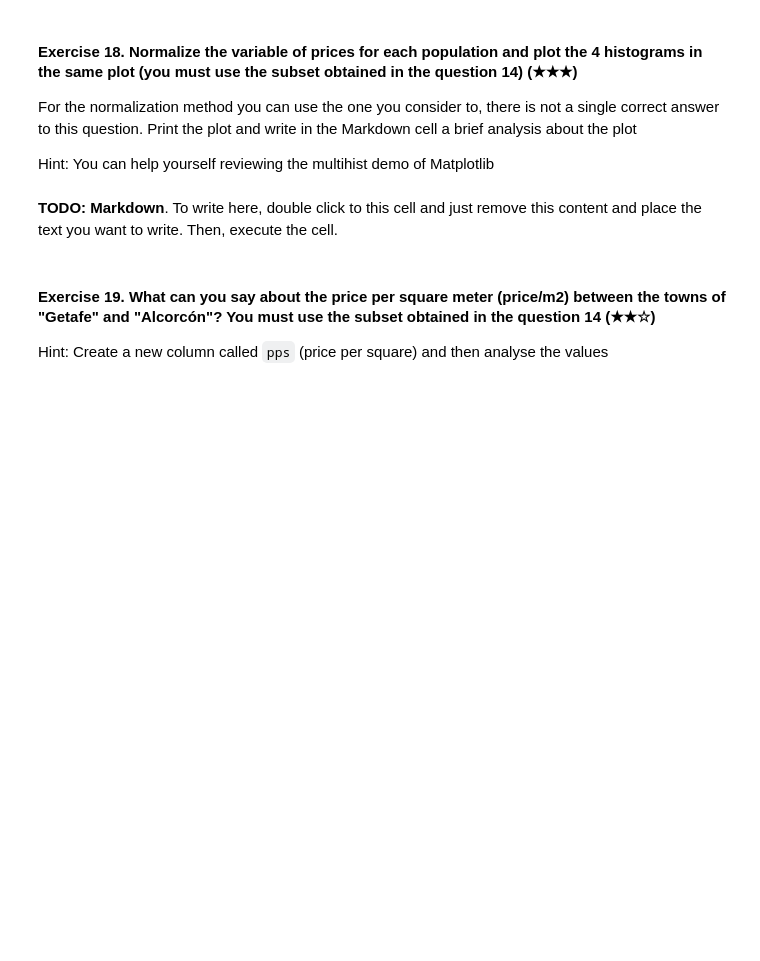
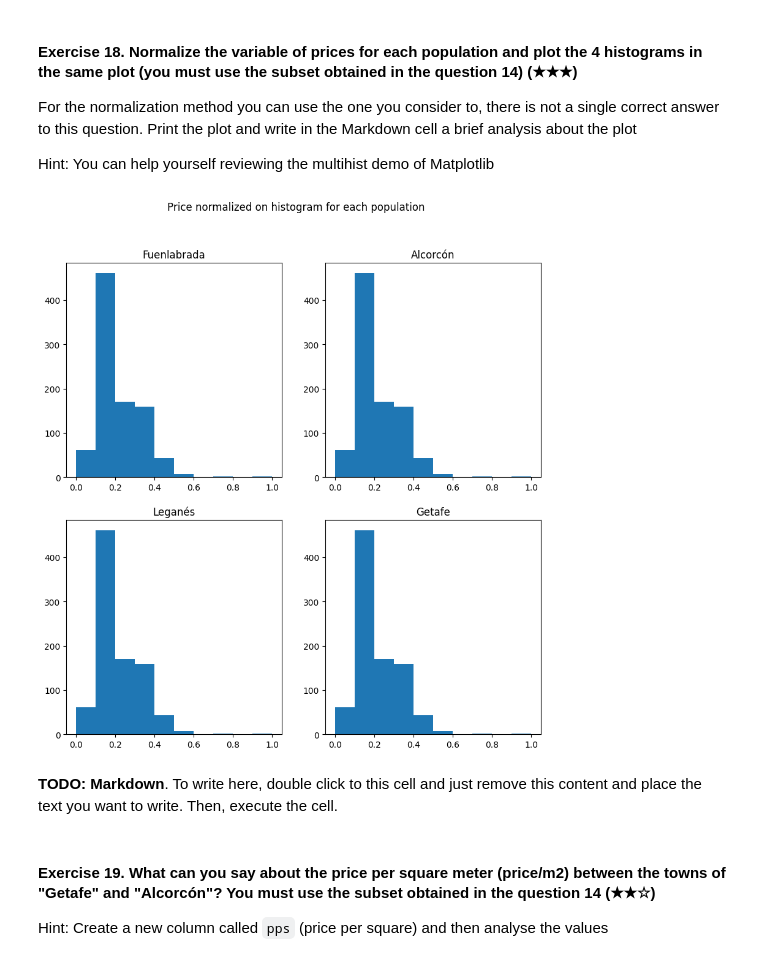
Before and after one commit to sbarcelona11/realestate-datacleanup-exercise, a Jupyter notebook: project.ipynb, the cells around one changed output. Saved outputs shown, nothing was run; the diff lists cells and outputs as text; code cells hidden in the pictures; blank space fills up the shorter version.

```diff
--- a/project.ipynb
+++ b/project.ipynb
@@ -276,6 +351,34 @@ For the normalization method you can use the one you consider to, there is not a
 Hint: You can help yourself reviewing the multihist demo of Matplotlib
 # %%
 # TODO
+import matplotlib.pyplot as plt
+
+def normalize(df, column_name):
+    result = df.copy()
+    max_value = result[column_name].max()
+    min_value = result[column_name].min()
+    result[column_name] = (df[column_name] - min_value) / (max_value - min_value)
+    return result
+
+data = ds[ds['level5'].isin(("Fuenlabrada", "Leganés", "Getafe", "Alcorcón"))]
+
+normalized_data = normalize(data, 'price')
+populations = normalized_data['level5'].unique()
+
+
+plt.figure(figsize=(10,10))
+plt.suptitle("Price normalized on histogram for each population")
+id = 1
+
+for population in populations:
+    plt.subplot(2, 2, id)
+    plt.hist(normalized_data["price"], bins=10)
+    plt.title(population)
+    id+=1
+
+plt.show()
+# %% [output]
+[figure, added]
 # %% [markdown]
 **TODO: Markdown**. To write here, double click to this cell and just remove this content and place the text you want to write. Then, execute the cell.
 # %% [markdown]
```
Also changed, not shown: parts of 13 cells of this notebook.
